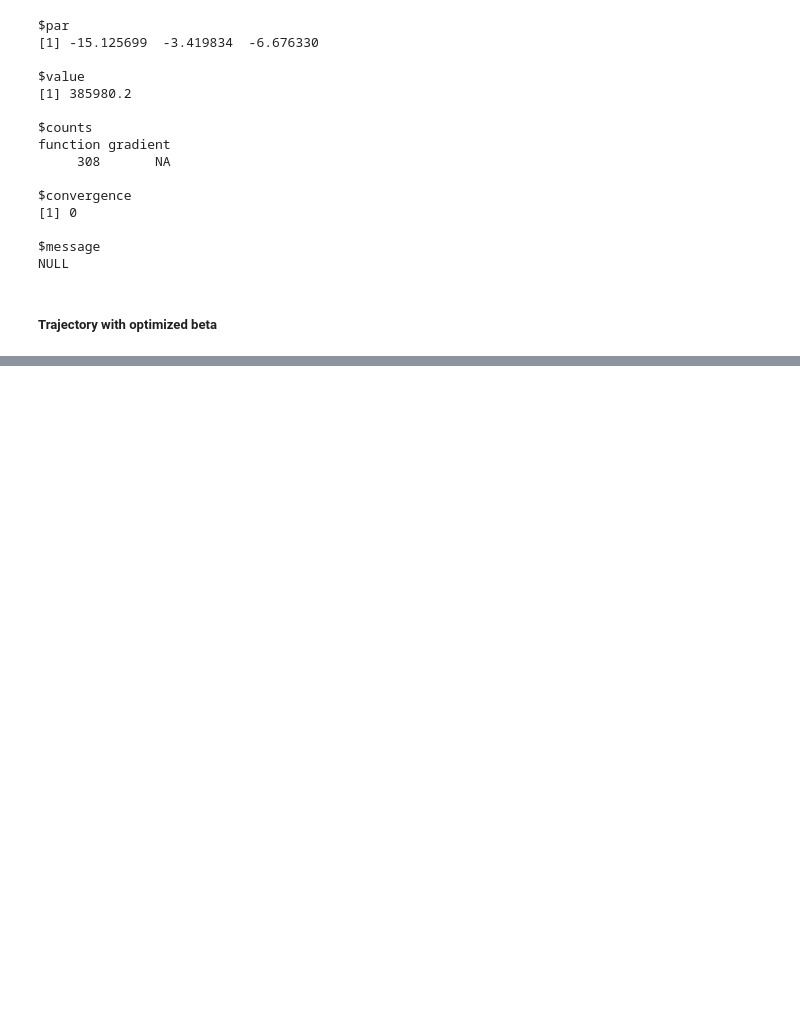
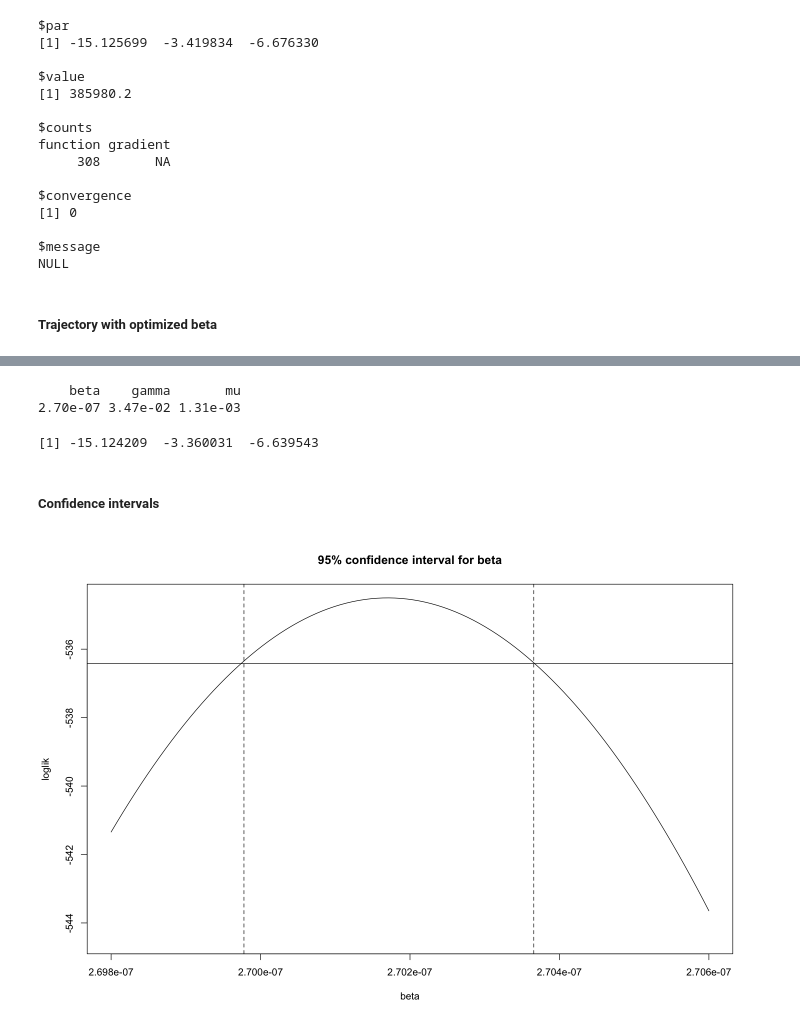
Before and after one commit to cc2qe/covid-19, a Jupyter notebook: covid_global.ipynb, the cells around one changed output, grey strips where cells are left out. Saved outputs shown, nothing was run; the diff lists cells and outputs as text; code cells hidden in the pictures; blank space fills up the shorter version.

```diff
--- a/covid_global.ipynb
+++ b/covid_global.ipynb
@@ -568,0 +743,31 @@ Warning message:
+# %%
+mle1 <- c(beta=exp(opt[1]), gamma=exp(opt[2]), mu=exp(opt[3]))
+signif(mle1,3)
+# %% [output]
+    beta    gamma       mu
+2.70e-07 3.47e-02 1.31e-03
+# %%
+opt
+# %% [output]
+[1] -15.124209  -3.360031  -6.639543
+# %% [markdown]
+##### Confidence intervals
+# %%
+# profile over beta to estimate confidence intervals
+
+prof2.beta <- expand.grid(beta=seq(2.698e-7,2.706e-7,length=100))
+fitfn <- function (dat) {
+    fit <- optim(fn=function(beta) f4(c(log(dat$beta), opt[2], opt[3], opt[4])),
+                 par=mle1[2],method="Brent",lower=0,upper=1)
+    c(p=expit(fit$par),loglik=-fit$value)
+}
+
+library(plyr)
+ddply(prof2.beta,~beta,fitfn) -> prof2.beta
+maxloglik <- max(prof2.beta$loglik)
+plot(loglik~beta,data=prof2.beta,type="l",ylim=maxloglik+c(-10,0), main='95% confidence interval for beta')
+cutoff <- maxloglik-qchisq(p=0.95,df=1)/2
+abline(h=c(0,cutoff))
+abline(v=range(subset(prof2.beta,loglik>cutoff)$beta),lty=2)
+# %% [output]
+[figure, added]
```
Also changed, not shown: parts of 31 cells of this notebook.
